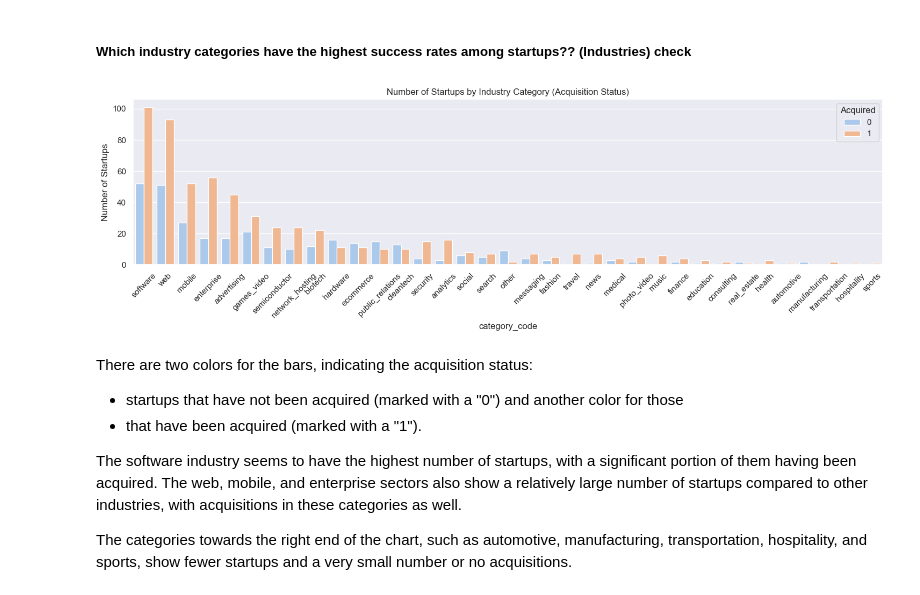
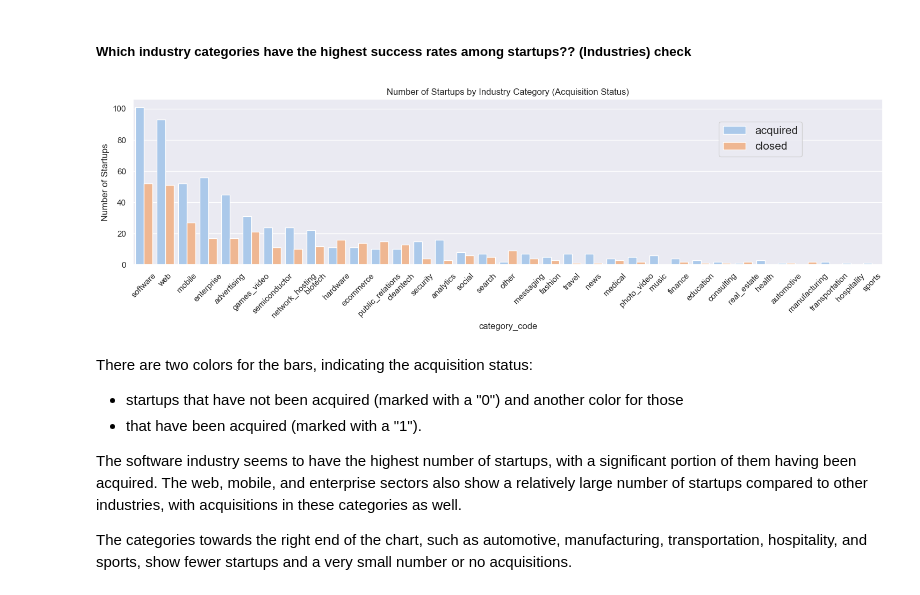
Before and after one commit to GabrielaArzateR/Predicting_startup_succes-, a Jupyter notebook: notebook/data_exploratio.ipynb, the cells around one changed output. Drawn from its saved outputs; the diff is of its cells as text; code cells hidden in the pictures.

Commit message:
from is_acquired to status

```diff
--- a/notebook/data_exploratio.ipynb
+++ b/notebook/data_exploratio.ipynb
@@ -29,8 +29,3 @@ notebook_directory = 'data'
 file_name = 'startup.csv'
 file_path = os.path.join('..', 'data', 'startup.csv')
 data_df = pd.read_csv(file_path, encoding="ISO-8859-1")
-# %%
-data_df['status'] = data_df.status.map({'acquired':1, 'closed':0})
-data_df.head(10)
-data_df.rename(columns={'status':'is_acquired'}, inplace=True)
-data_df
@@ -71,19 +52,22 @@ Passing `palette` without assigning `hue` is deprecated and will be removed in v
 # %%
 import matplotlib.pyplot as plt
 import seaborn as sns
 
+# Getting the order of categories based on their frequency
 order = data_df["category_code"].value_counts().index
 
 plt.figure(figsize=(18, 4), dpi=100)
 plt.xticks(rotation=45)
 plt.title("Number of Startups by Industry Category (Acquisition Status)")
 
-sns.countplot(x="category_code", data=data_df, order=order, palette="pastel", hue="is_acquired")
+# Specify the hue order explicitly
+sns.countplot(x="category_code", data=data_df, order=order, palette="pastel", hue='status',hue_order=['acquired', 'closed'])
+
 plt.ylabel("Number of Startups")
-plt.legend(title="Acquired", loc="upper right")
+plt.legend(bbox_to_anchor=(0.9, 0.9), fontsize=15)
 plt.show()
 # %% [output]
-[figure, old version]
+[figure, new version]
 # %% [markdown]
 There are two colors for the bars, indicating the acquisition status:
 - startups that have not been acquired (marked with a "0") and another color for those
```
Also changed, not shown: parts of 15 cells of this notebook.
